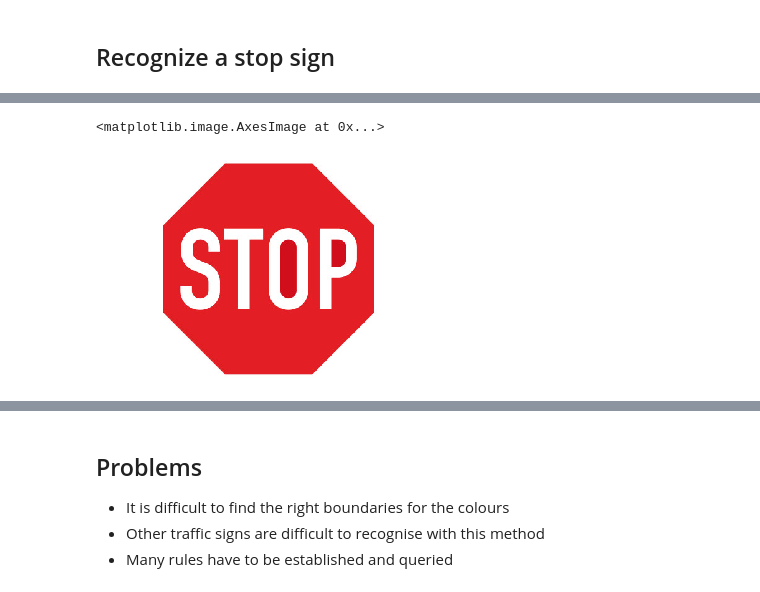
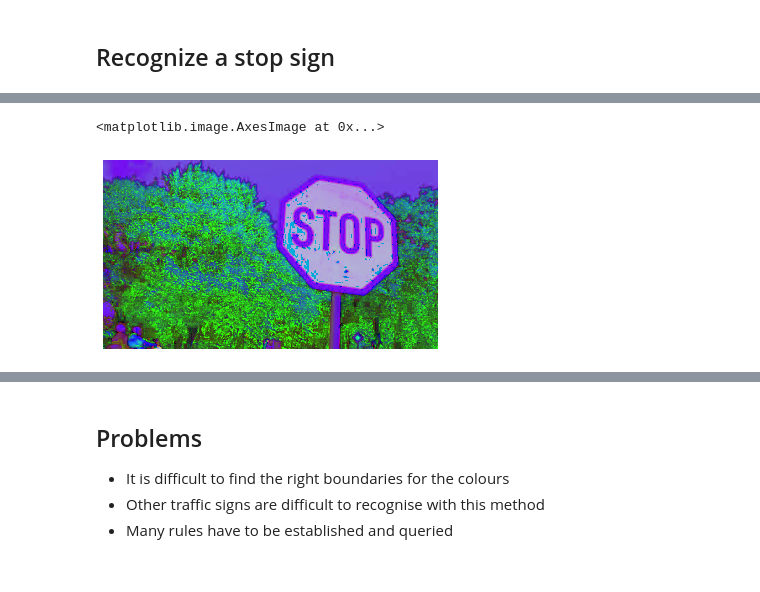
Before and after one commit to uol-mediaprocessing-201920/group-projects-traffic-signs, a Jupyter notebook: Pres_3/main_traffic_signs.ipynb, the cells around one changed output, grey strips where cells are left out. Cells and saved outputs as stored; diff of their text form; code cells hidden in the pictures.

```diff
--- a/Pres_3/main_traffic_signs.ipynb
+++ b/Pres_3/main_traffic_signs.ipynb
@@ -87,11 +122,11 @@ show_images(images)
 # %%
 # Show a image
-img = cv2.imread("stopsign.jpg")
+img = cv2.imread("img/test.jpg")
 img = cv2.cvtColor(img, cv2.COLOR_BGR2RGB)
-img_hsv = cv2.cvtColor(img, cv2.COLOR_BGR2HSV)
+img_hsv = cv2.cvtColor(img, cv2.COLOR_RGB2HSV)
 fig = plt.figure()
 plt.axis("off")
-plt.imshow(img)
+plt.imshow(img_hsv)
 # %% [output]
 <matplotlib.image.AxesImage at 0x...>
-[figure, old version]
+[figure, new version]
```
Also changed, not shown: parts of 15 cells of this notebook, 1 other file.
